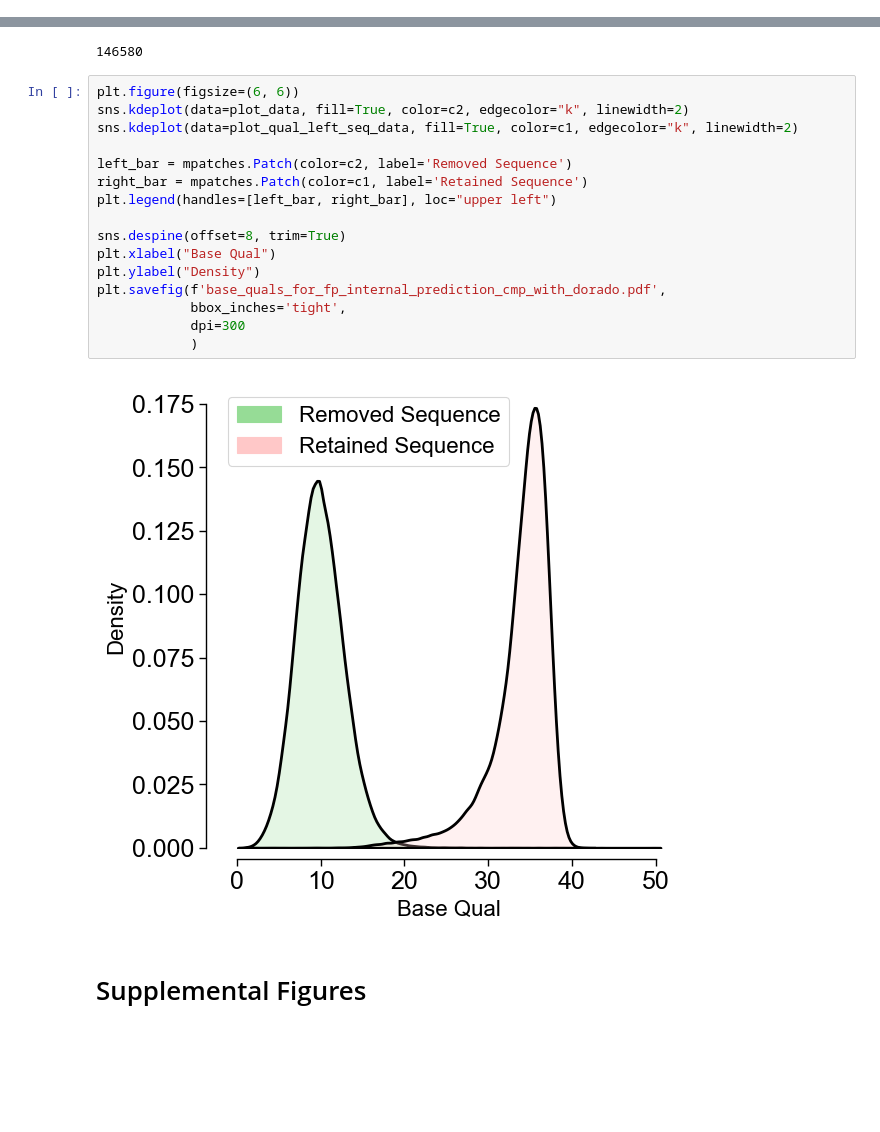
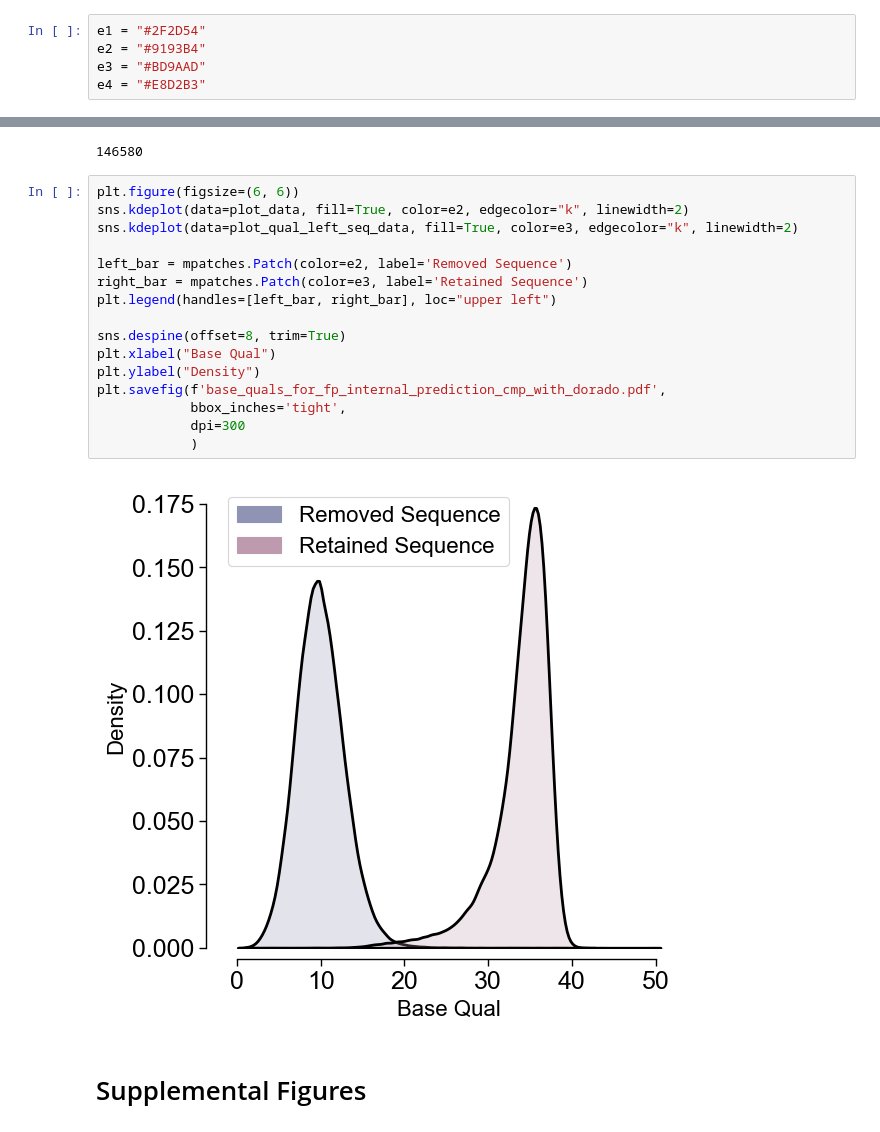
Before and after one commit to cauliyang/deepchopper-paper, a Jupyter notebook: figures/figures.ipynb, the cells around one changed output, grey strips where cells are left out. Drawn from its saved outputs; the diff is of its cells as text; blank space fills up the shorter version.

```diff
--- a/figures/figures.ipynb
+++ b/figures/figures.ipynb
@@ -30,0 +43,5 @@ plt.rcParams['axes.labelsize'] = 16
+# %%
+e1 = "#2F2D54"
+e2 = "#9193B4"
+e3 = "#BD9AAD"
+e4 = "#E8D2B3"
@@ -211,21 +286,21 @@ len(plot_data)
 146580
 # %%
 plt.figure(figsize=(6, 6))
-sns.kdeplot(data=plot_data, fill=True, color=c2, edgecolor="k", linewidth=2)
-sns.kdeplot(data=plot_qual_left_seq_data, fill=True, color=c1, edgecolor="k", linewidth=2)
+sns.kdeplot(data=plot_data, fill=True, color=e2, edgecolor="k", linewidth=2)
+sns.kdeplot(data=plot_qual_left_seq_data, fill=True, color=e3, edgecolor="k", linewidth=2)
 
-left_bar = mpatches.Patch(color=c2, label='Removed Sequence')
-right_bar = mpatches.Patch(color=c1, label='Retained Sequence')
+left_bar = mpatches.Patch(color=e2, label='Removed Sequence')
+right_bar = mpatches.Patch(color=e3, label='Retained Sequence')
 plt.legend(handles=[left_bar, right_bar], loc="upper left")
 
 sns.despine(offset=8, trim=True)
 plt.xlabel("Base Qual")
 plt.ylabel("Density")
 plt.savefig(f'base_quals_for_fp_internal_prediction_cmp_with_dorado.pdf',
             bbox_inches='tight',
             dpi=300
             )
 # %% [output]
-[figure, old version]
+[figure, new version]
 # %% [markdown]
 # Supplemental Figures
```
Also changed, not shown: parts of 11 cells of this notebook, 2 other files.
